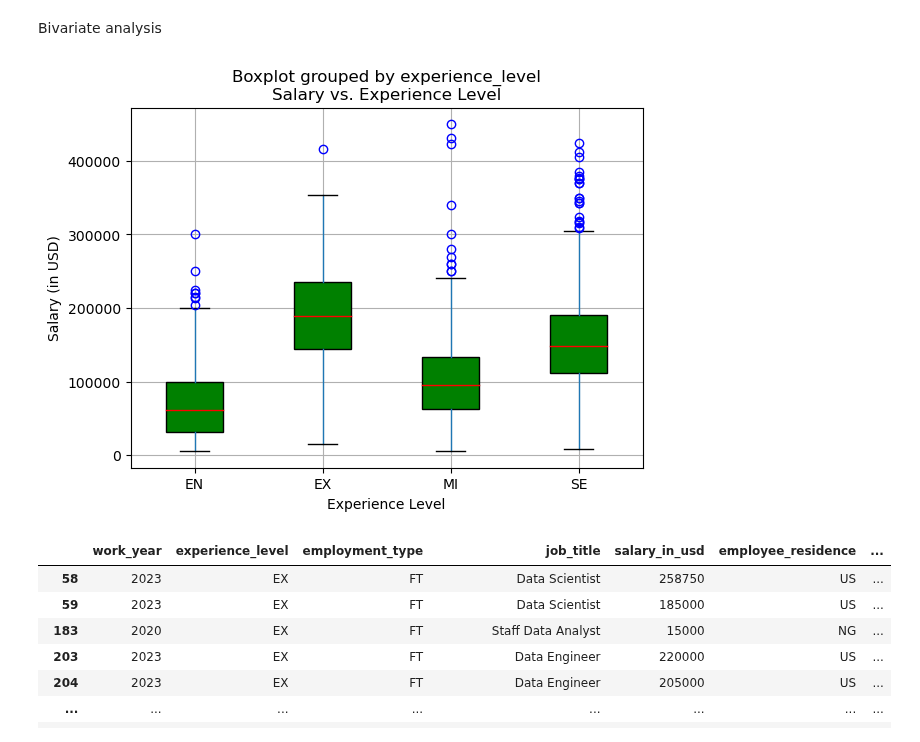
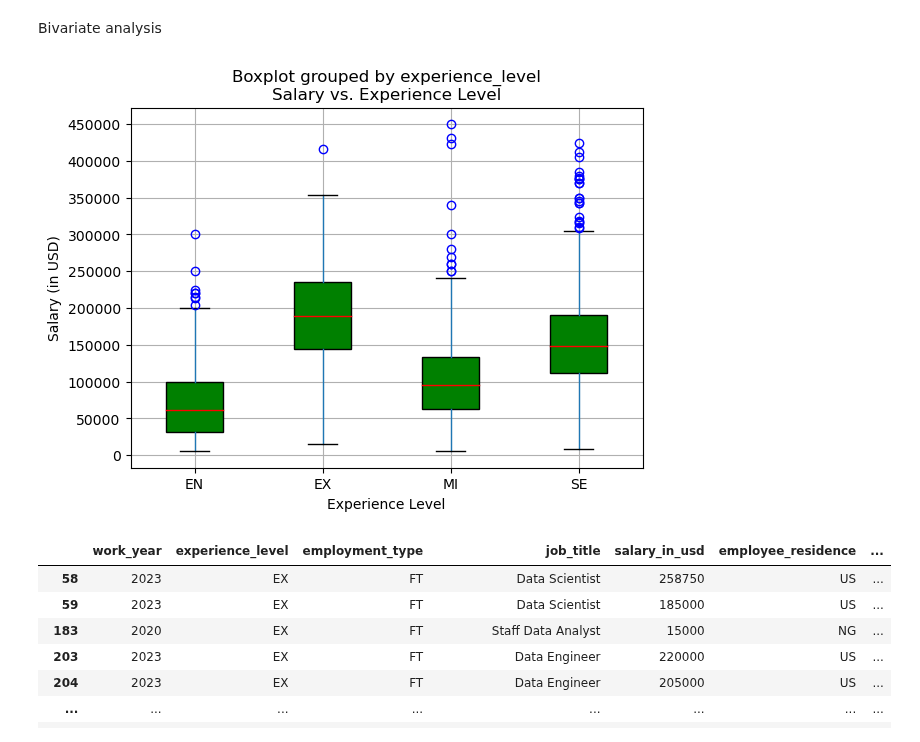
Before and after one commit to garimac12/project_acai, a Jupyter notebook: Project1_GC.ipynb, the cells around one changed output. Saved outputs shown, nothing was run; the diff lists cells and outputs as text; code cells hidden in the pictures.

```diff
--- a/Project1_GC.ipynb
+++ b/Project1_GC.ipynb
@@ -246,20 +249,24 @@ plt.show()
 # %%
 # Salary vs. Experience Level
 a="blue"
 b="red"
 c="green"
 df_clean.boxplot(column=["salary_in_usd"], by=["experience_level"], patch_artist=True, boxprops=dict(facecolor=c), flierprops=dict(color=a, markeredgecolor=a), medianprops=dict(color=b))
 plt.title('Salary vs. Experience Level')
 plt.xlabel('Experience Level')
 plt.ylabel('Salary (in USD)')
+
+y_ticks = np.arange(0, 500000, 50000)
+plt.yticks(y_ticks)
+
 plt.savefig("output_data_GC/Fig3_salary_experience_level.png")
 plt.show()
 
 #There's a clear trend that as experience level increases, the median salary also increases.
 #The Executive-level (EX) experience has the highest median salary, followed by Entry-level(EN), Mid-level (MI), and Senior-level (SE).
 #The spread of salaries (as shown by the height of the boxes) also seems to increase with experience, indicating more variability in salaries for more experienced roles.
 # %% [output]
-[figure, old version]
+[figure, new version]
 # %%
 # Removing outliers in salary_in_usd for different categories of experience_level: Salary vs. Experience Level
 
```
Also changed, not shown: parts of 15 cells of this notebook.
